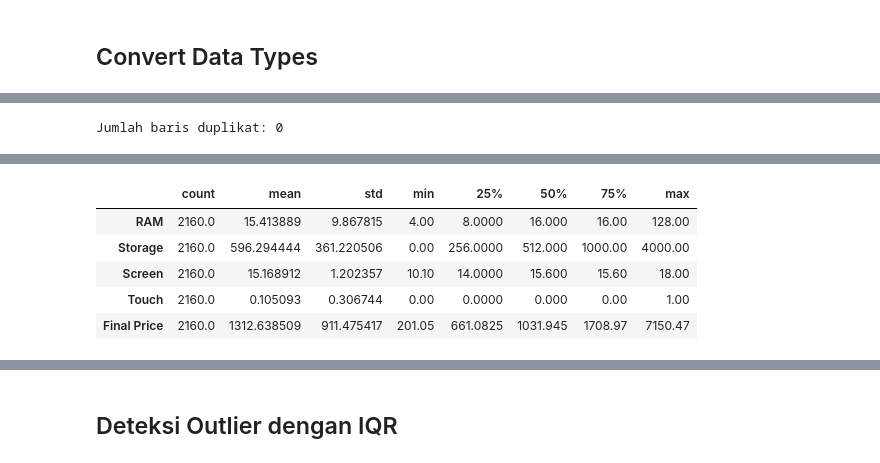
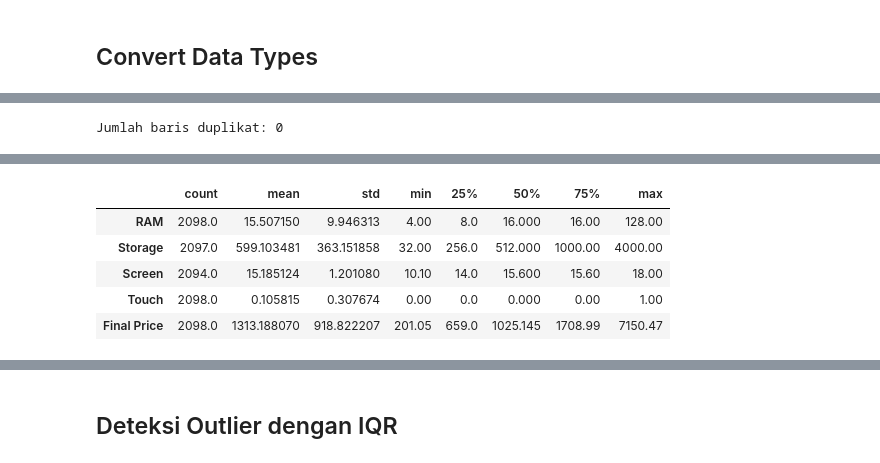
Before and after one commit to vincentiusgavrila-star/Project-DataScience, a Jupyter notebook: Project_Supervised.ipynb, the cells around one changed output, grey strips where cells are left out. Saved outputs shown, nothing was run; the diff lists cells and outputs as text; code cells hidden in the pictures.

Commit message:
perbaikan encoding, perkara fitur, revisi handle outlier

```diff
--- a/Project_Supervised.ipynb
+++ b/Project_Supervised.ipynb
@@ -121,3 +147,3 @@ df.describe()
 # %%
-df['Brand'] = df['Brand'].str.strip().str.title()
-df['Brand'] = df['Brand'].replace({'Asus': 'ASUS', 'Apple': 'Apple', 'Hp': 'HP'})
+df['Brand'] = df['Brand'].str.strip().replace({'Dynabook Toshiba': 'Toshiba'})
+df['Brand'].value_counts()
@@ -135,2 +219,0 @@ df['Storage type'] = df['Storage type'].fillna('Unknown')
-# %%
-df['Screen'] = df['Screen'].fillna(df['Screen'].mode()[0])
@@ -136,0 +223,3 @@ df['Screen'] = df['Screen'].fillna(df['Screen'].mode()[0])
+# %%
+display(df.loc[df['Storage'] == 0, ['Laptop', 'Storage', 'Storage type']])
+df.loc[df['Storage'] == 0, 'Storage'] = np.nan
@@ -143,0 +246,6 @@ df['Touch'] = df['Touch'].map({'Yes': 1, 'No': 0})
+# %%
+feature_cols_no_name = df.columns.drop('Laptop')
+print('Duplikat (tanpa kolom Laptop):', df.duplicated(subset=feature_cols_no_name).sum())
+
+df = df.drop_duplicates(subset=feature_cols_no_name).reset_index(drop=True)
+print('Ukuran data setelah hapus duplikat:', df.shape)
@@ -183,10 +294,6 @@ df.describe()
 # %%
-# ==========================================
-# EXPLORATORY DATA ANALYSIS (EDA)
-# ==========================================
-
 # 1. Melihat ukuran dataset dan tipe data
-df_eda=df.copy()
+df_eda = df.copy()
 print("Ukuran dataset:", df_eda.shape)
 print("\nInformasi dataset:")
 df_eda.info()
@@ -206,69 +313,4 @@ display(missing_summary)
 
 # 4. Statistik deskriptif untuk kolom numerik
 display(df_eda.describe().T)
-
-# 5. Distribusi harga laptop
-plt.figure(figsize=(10, 5))
-sns.histplot(data=df_eda, x="Final Price", bins=40, kde=True)
-plt.title("Distribusi Harga Laptop")
-plt.xlabel("Final Price")
-plt.ylabel("Jumlah Laptop")
-plt.tight_layout()
-plt.show()
-
-# 6. Distribusi harga setelah transformasi log (membantu melihat kemencengan data)
-plt.figure(figsize=(10, 5))
-sns.histplot(np.log1p(df_eda["Final Price"].dropna()), bins=40, kde=True)
-plt.title("Distribusi Log Harga Laptop")
-plt.xlabel("log(1 + Final Price)")
-plt.ylabel("Jumlah Laptop")
-plt.tight_layout()
-plt.show()
-
-# 7. Jumlah laptop berdasarkan brand (10 brand dengan jumlah terbanyak)
-if "Brand" in df_eda.columns:
-    plt.figure(figsize=(12, 6))
-    brand_counts = df_eda["Brand"].value_counts().head(10)
-    sns.barplot(x=brand_counts.values, y=brand_counts.index)
-    plt.title("10 Brand Laptop dengan Jumlah Data Terbanyak")
-    plt.xlabel("Jumlah Laptop")
-    plt.ylabel("Brand")
-    plt.tight_layout()
-    plt.show()
-
-# 8. Rata-rata harga untuk 10 brand dengan jumlah data terbanyak
-if "Brand" in df_eda.columns:
-    top_brands = df_eda["Brand"].value_counts().head(10).index
-    brand_price = (
-        df_eda[df_eda["Brand"].isin(top_brands)]
-        .groupby("Brand", as_index=False)["Final Price"]
-        .mean()
-        .sort_values("Final Price", ascending=False)
-    )
-    plt.figure(figsize=(12, 6))
-    sns.barplot(data=brand_price, x="Final Price", y="Brand")
-    plt.title("Rata-rata Harga Laptop berdasarkan Brand Teratas")
-    plt.xlabel("Rata-rata Final Price")
-    plt.ylabel("Brand")
-    plt.tight_layout()
-    plt.show()
-
-# 9. Korelasi antarfitur numerik
-numeric_df_eda = df_eda.select_dtypes(include=np.number)
-if numeric_df_eda.shape[1] > 1:
-    plt.figure(figsize=(12, 8))
-    sns.heatmap(numeric_df_eda.corr(), cmap="coolwarm", center=0, annot=True, fmt=".2f")
-    plt.title("Korelasi Fitur Numerik")
-    plt.tight_layout()
-    plt.show()
-
-# 10. Hubungan RAM dan harga laptop
-if "RAM" in df_eda.columns and "Final Price" in df_eda.columns:
-    plt.figure(figsize=(8, 5))
-    sns.scatterplot(data=df_eda, x="RAM", y="Final Price", alpha=0.5)
-    plt.title("Hubungan RAM dengan Harga Laptop")
-    plt.xlabel("RAM")
-    plt.ylabel("Final Price")
-    plt.tight_layout()
-    plt.show()
 # %% [output]
@@ -312,6 +354,6 @@ Jumlah baris duplikat: 0
 |  | count | mean | std | min | 25% | 50% | 75% | max |
-| RAM | 2160.0 | 15.413889 | 9.867815 | 4.00 | 8.0000 | 16.000 | 16.00 | 128.00 |
-| Storage | 2160.0 | 596.294444 | 361.220506 | 0.00 | 256.0000 | 512.000 | 1000.00 | 4000.00 |
-| Screen | 2160.0 | 15.168912 | 1.202357 | 10.10 | 14.0000 | 15.600 | 15.60 | 18.00 |
-| Touch | 2160.0 | 0.105093 | 0.306744 | 0.00 | 0.0000 | 0.000 | 0.00 | 1.00 |
-| Final Price | 2160.0 | 1312.638509 | 911.475417 | 201.05 | 661.0825 | 1031.945 | 1708.97 | 7150.47 |
+| RAM | 2098.0 | 15.507150 | 9.946313 | 4.00 | 8.0 | 16.000 | 16.00 | 128.00 |
+| Storage | 2097.0 | 599.103481 | 363.151858 | 32.00 | 256.0 | 512.000 | 1000.00 | 4000.00 |
+| Screen | 2094.0 | 15.185124 | 1.201080 | 10.10 | 14.0 | 15.600 | 15.60 | 18.00 |
+| Touch | 2098.0 | 0.105815 | 0.307674 | 0.00 | 0.0 | 0.000 | 0.00 | 1.00 |
+| Final Price | 2098.0 | 1313.188070 | 918.822207 | 201.05 | 659.0 | 1025.145 | 1708.99 | 7150.47 |
```
Also changed, not shown: parts of 163 cells of this notebook, 4 other files.
